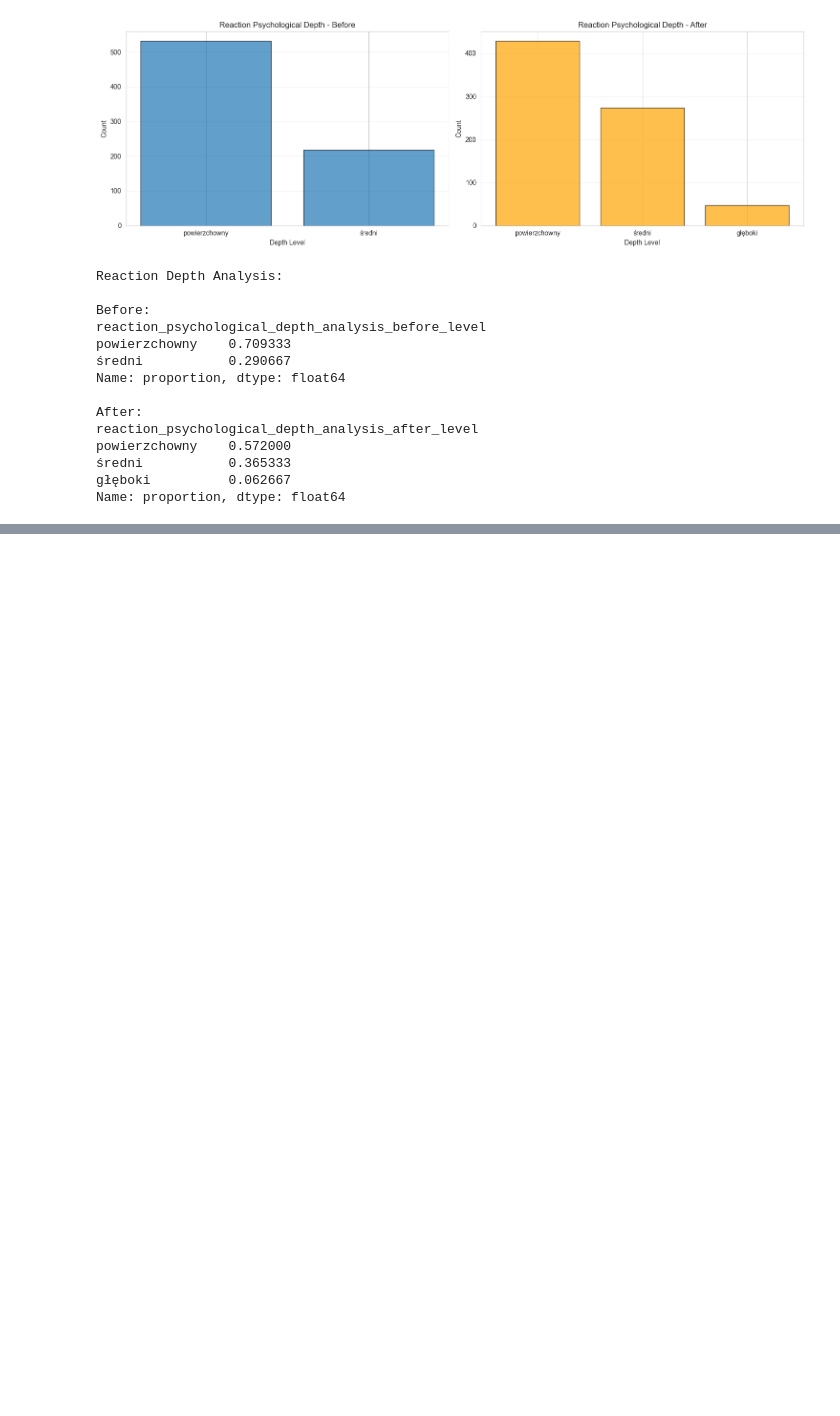
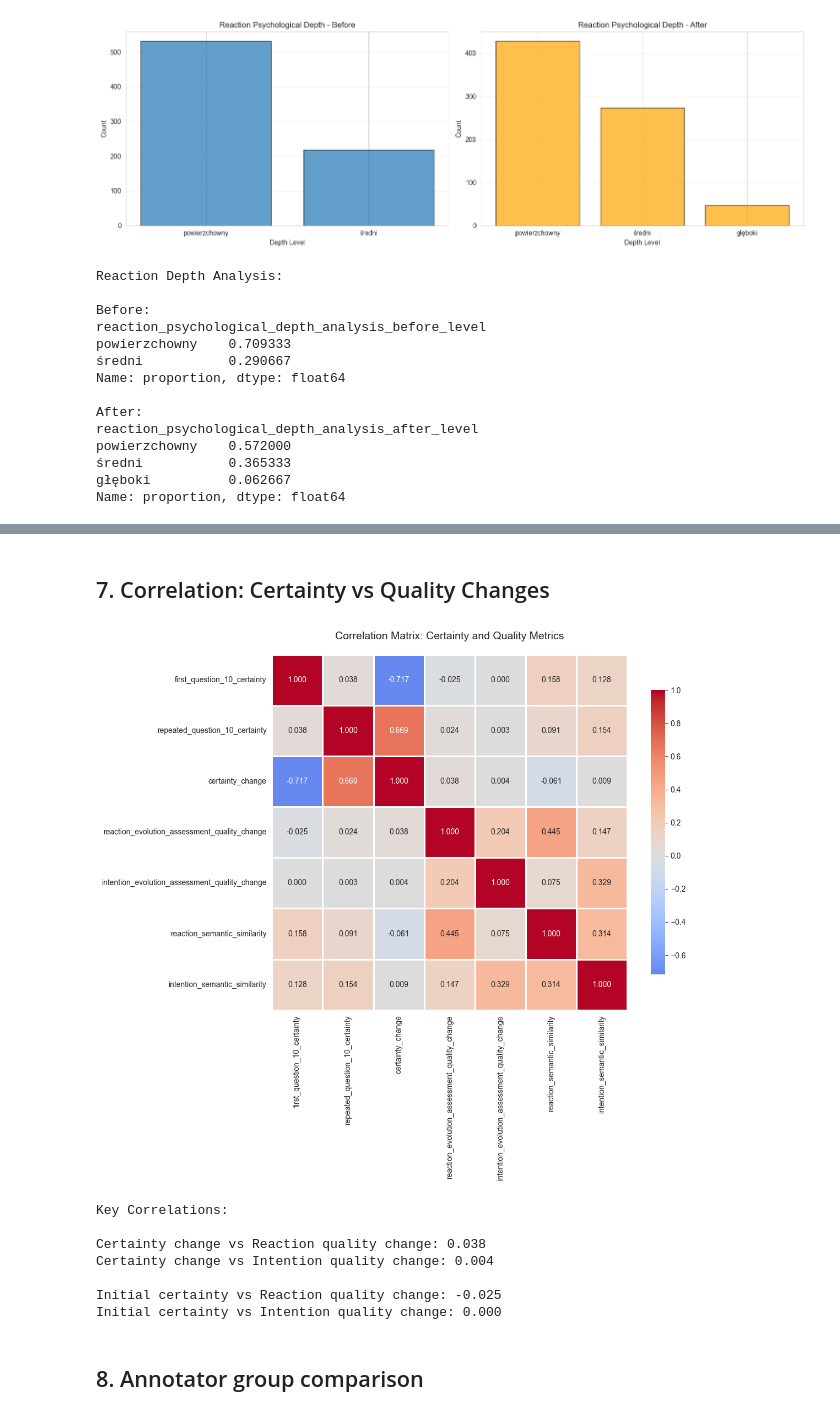
Before and after one commit to zgv5tb99wn/social-influence, a Jupyter notebook: social_influence/experiments/annotators_competences/analysis_notebook.ipynb, the cells around one changed output, grey strips where cells are left out. Saved outputs shown, nothing was run; the diff lists cells and outputs as text; code cells hidden in the pictures; blank space fills up the shorter version.

```diff
--- a/social_influence/experiments/annotators_competences/analysis_notebook.ipynb
+++ b/social_influence/experiments/annotators_competences/analysis_notebook.ipynb
@@ -1067,0 +791,39 @@ print("Pairwise intention t-test results saved to 'pairwise_intention_ttest_resu
+# %% [markdown]
+## 7. Correlation: Certainty vs Quality Changes
+# %%
+# Correlation matrix
+correlation_cols = [
+    'first_question_10_certainty',
+    'repeated_question_10_certainty',
+    'certainty_change',
+    'reaction_evolution_assessment_quality_change',
+    'intention_evolution_assessment_quality_change',
+    'reaction_semantic_similarity',
+    'intention_semantic_similarity'
+]
+
+corr_matrix = df[correlation_cols].corr()
+
+fig, ax = plt.subplots(figsize=(12, 10))
+sns.heatmap(corr_matrix, annot=True, fmt='.3f', cmap='coolwarm', center=0,
+            square=True, linewidths=1, cbar_kws={"shrink": 0.8}, ax=ax)
+ax.set_title('Correlation Matrix: Certainty and Quality Metrics', fontsize=14, pad=20)
+plt.tight_layout()
+plt.show()
+
+print("Key Correlations:")
+print(f"\nCertainty change vs Reaction quality change: {df[['certainty_change', 'reaction_evolution_assessment_quality_change']].corr().iloc[0, 1]:.3f}")
+print(f"Certainty change vs Intention quality change: {df[['certainty_change', 'intention_evolution_assessment_quality_change']].corr().iloc[0, 1]:.3f}")
+print(f"\nInitial certainty vs Reaction quality change: {df[['first_question_10_certainty', 'reaction_evolution_assessment_quality_change']].corr().iloc[0, 1]:.3f}")
+print(f"Initial certainty vs Intention quality change: {df[['first_question_10_certainty', 'intention_evolution_assessment_quality_change']].corr().iloc[0, 1]:.3f}")
+# %% [output]
+[figure, added]
+Key Correlations:
+
+Certainty change vs Reaction quality change: 0.038
+Certainty change vs Intention quality change: 0.004
+
+Initial certainty vs Reaction quality change: -0.025
+Initial certainty vs Intention quality change: 0.000
+# %% [markdown]
+## 8. Annotator group comparison
```
Also changed, not shown: parts of 41 cells of this notebook.
